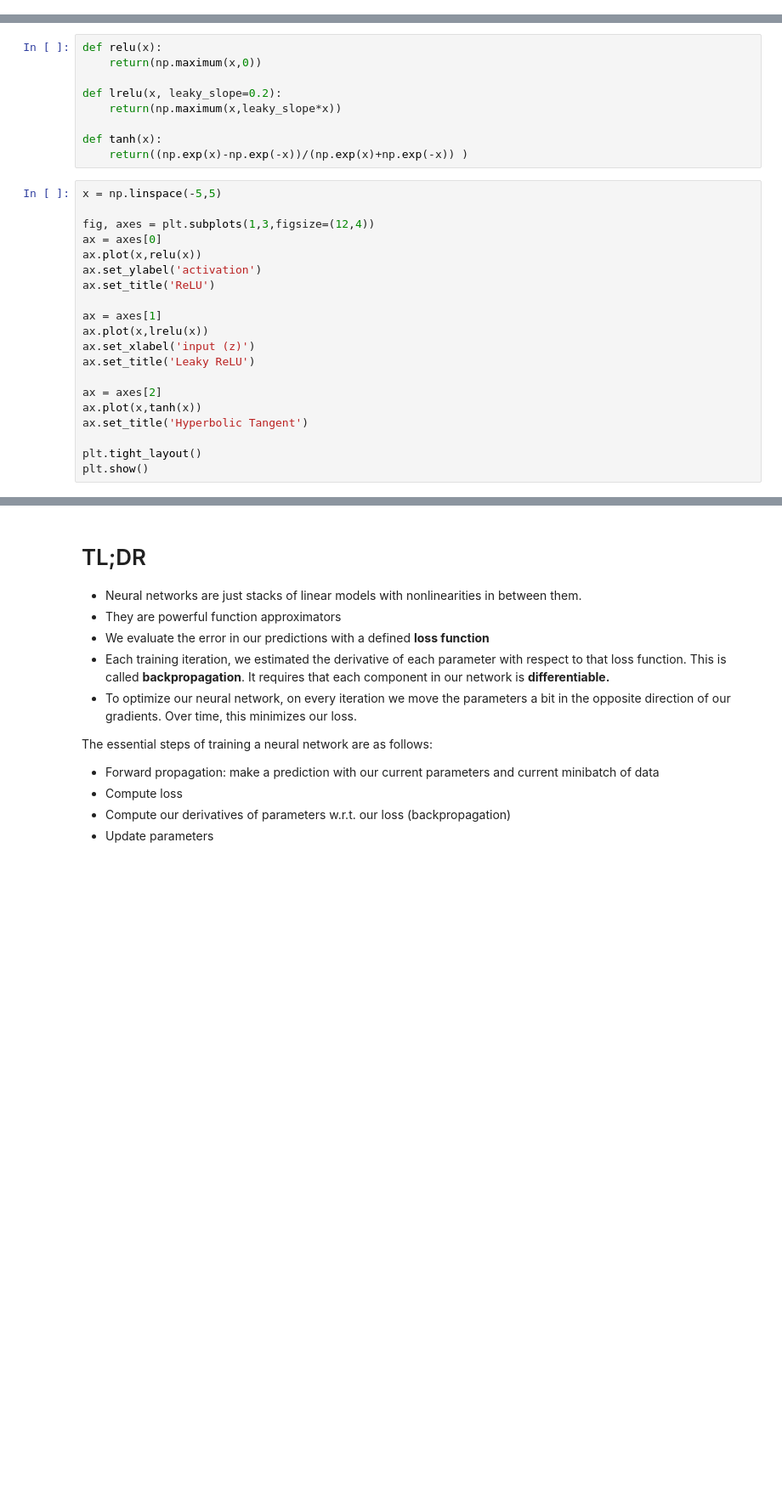
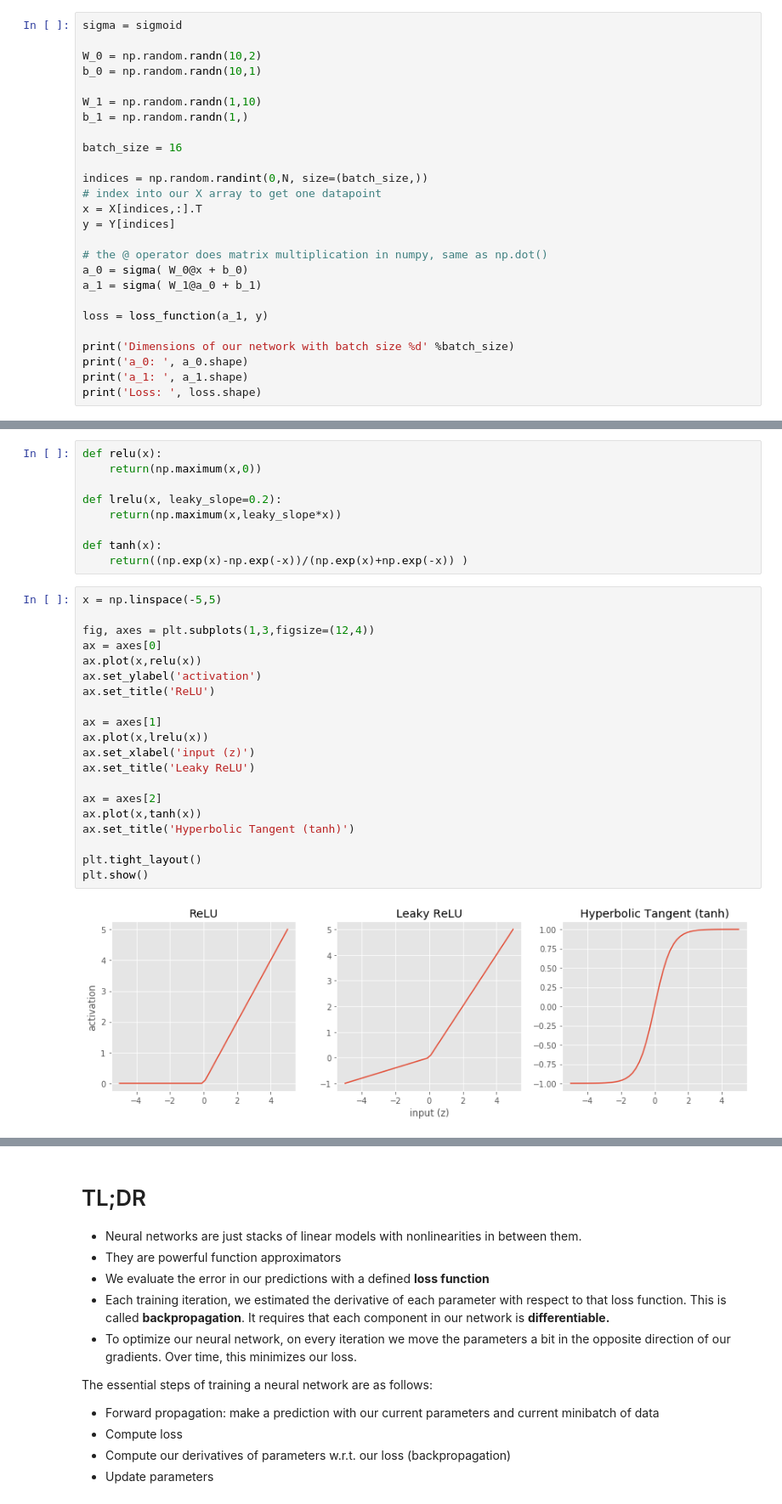
Before and after one commit to jbohnslav/neural_networks_intro, a Jupyter notebook: nn_intro.ipynb, the cells around one changed output, grey strips where cells are left out. Shown: that part at 85% size. Drawn from its saved outputs; the diff is of its cells as text; blank space fills up the shorter version.

```diff
--- a/nn_intro.ipynb
+++ b/nn_intro.ipynb
@@ -489,0 +532,26 @@ However, this will be very slow, and ideally we would
+# %%
+sigma = sigmoid
+
+W_0 = np.random.randn(10,2)
+b_0 = np.random.randn(10,1)
+
+W_1 = np.random.randn(1,10)
+b_1 = np.random.randn(1,)
+
+batch_size = 16
+
+indices = np.random.randint(0,N, size=(batch_size,))
+# index into our X array to get one datapoint
+x = X[indices,:].T
+y = Y[indices]
+
+# the @ operator does matrix multiplication in numpy, same as np.dot()
+a_0 = sigma( W_0@x + b_0)
+a_1 = sigma( W_1@a_0 + b_1)
+
+loss = loss_function(a_1, y)
+
+print('Dimensions of our network with batch size %d' %batch_size)
+print('a_0: ', a_0.shape)
+print('a_1: ', a_1.shape)
+print('Loss: ', loss.shape)
@@ -501,20 +592,22 @@ def tanh(x):
 # %%
 x = np.linspace(-5,5)
 
 fig, axes = plt.subplots(1,3,figsize=(12,4))
 ax = axes[0]
 ax.plot(x,relu(x))
 ax.set_ylabel('activation')
 ax.set_title('ReLU')
 
 ax = axes[1]
 ax.plot(x,lrelu(x))
 ax.set_xlabel('input (z)')
 ax.set_title('Leaky ReLU')
 
 ax = axes[2]
 ax.plot(x,tanh(x))
-ax.set_title('Hyperbolic Tangent')
+ax.set_title('Hyperbolic Tangent (tanh)')
 
 plt.tight_layout()
 plt.show()
+# %% [output]
+[figure, added]
```
Also changed, not shown: parts of 9 cells of this notebook.
